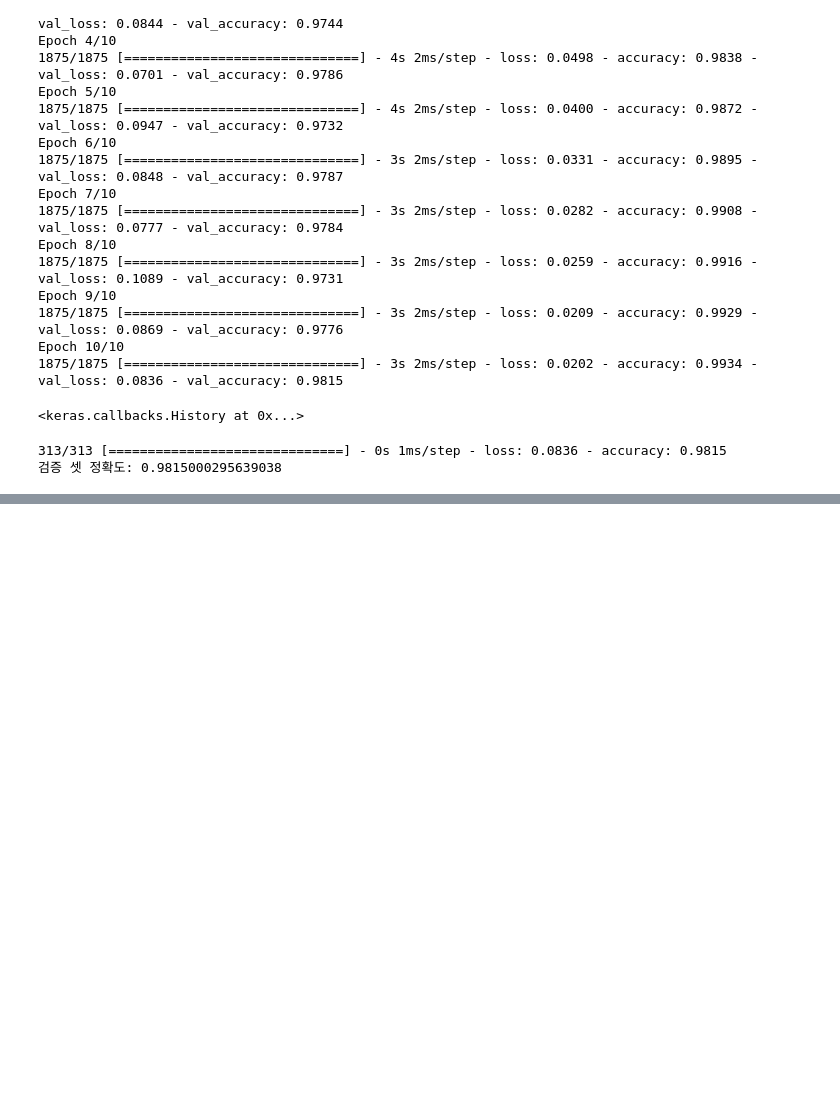
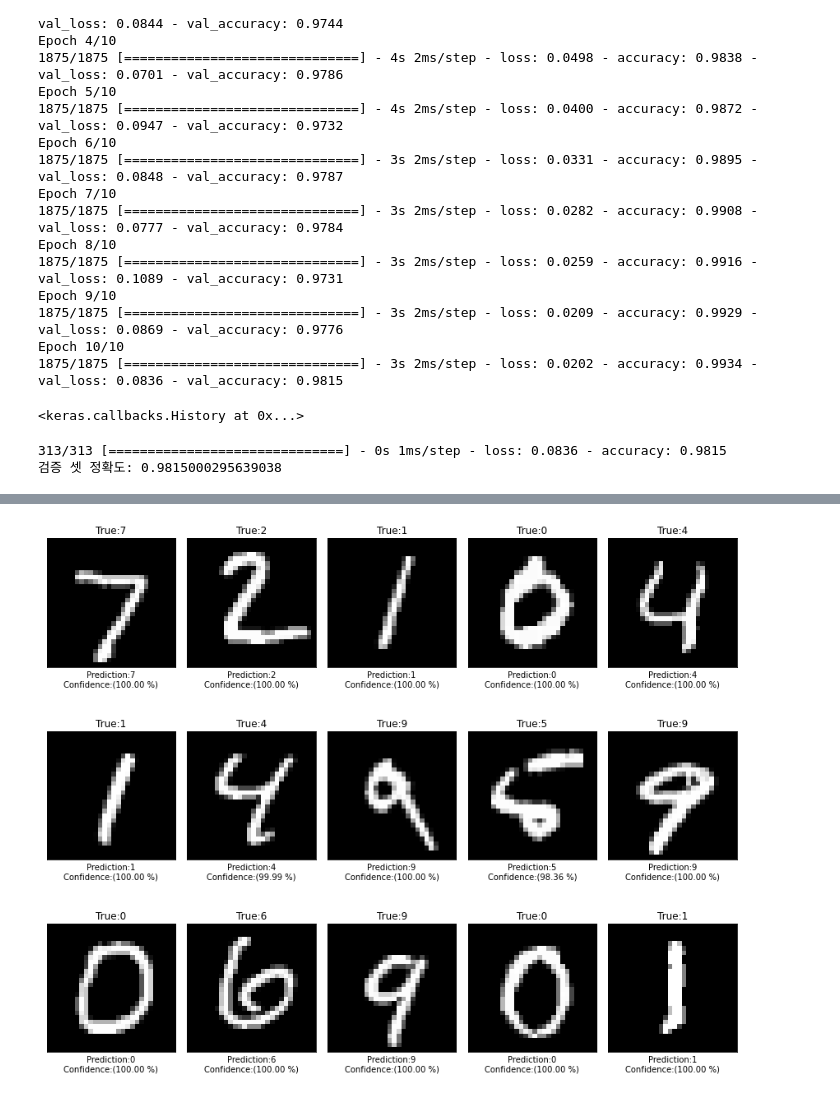
Before and after one commit to limit9895/Study, a Jupyter notebook: Tensorflow_study.ipynb, the cells around one changed output, grey strips where cells are left out. Cells and saved outputs as stored; diff of their text form; code cells hidden in the pictures; blank space fills up the shorter version.

```diff
--- a/Tensorflow_study.ipynb
+++ b/Tensorflow_study.ipynb
@@ -853,0 +855,68 @@ plt.show()
+# %%
+#심층 신경망으로 이미지 분류 정리
+import tensorflow as tf
+import matplotlib.pyplot as plt
+import numpy as np
+
+#케라스의 내장 데이터셋에서 mnist 다운
+mnist = tf.keras.datasets.mnist
+
+#load_data()로 데이터셋 로드
+(x_train, y_train),(x_test,y_test) = mnist.load_data()
+
+#로드 된 데이터셋 확인
+#print('train set', x_train.shape, y_train.shape)
+#print('test set', x_test.shape, y_test.shape)
+
+#데이터 정규화
+#데이터 정규화를 하는 이유는 입력데이터가 정규화 되어 모델이 학습하는 경우에 경사하강법 알고리즘에 의한 수렴속도가 빠르고, 국소 최적(local optimum)에 빠지는 현상을 방지해주기 때문이다.
+x_train = x_train/x_train.max()
+x_test = x_test/x_test.max()
+
+model = tf.keras.Sequential([
+        tf.keras.layers.Flatten(input_shape=(28,28)), #Dense 레이어에 입력값으로 넣기 위해서는 (28,28)의 2차원 데이터로 넣을수 없기 때문에 (784)의 1차원 데이터로 변경
+        tf.keras.layers.Dense(256, activation='relu'),
+        tf.keras.layers.Dense(64,activation='relu'),
+        tf.keras.layers.Dense(32,activation='relu'),
+        tf.keras.layers.Dense(10, activation='softmax') #노드 = 10개(클래스 개수와 동일하게 : mnist 데이터는 0~9니깐)
+])
+
+model.compile(optimizer='adam', #옵티마이저 : 손실을 낮추기 위해서, 신경망의 가중치와 학습률과 같은 신경망 속성을 변경하는 최적화 방법
+              loss='sparse_categorical_crossentropy',
+              metrics =['accuracy'])
+
+#훈련
+model.fit(x_train, y_train,
+          #검증 셋 지정
+          validation_data=(x_test,y_test),
+          epochs=10)
+
+#평가
+test_loss, test_acc = model.evaluate(x_test,y_test)
+
+
+#예측
+predictions = model.predict(x_test)
+
+#이미지, 원래 값, 예측값, 신뢰도 출력
+def get_one_result(idx):
+    img, y_true, y_pred, confidence = x_test[idx], y_test[idx], np.argmax(predictions[idx]),100*np.max(predictions[idx])
+    return img, y_true, y_pred, confidence
+
+#canvas 생성
+fig, axes = plt.subplots(3,5)
+fig.set_size_inches(12,10)
+
+for i in range(15):
+    ax = axes[i//5,i%5]
+    img, y_true, y_pred, confidence = get_one_result(i)
+    #imshow 로 이미지 시각화
+    ax.imshow(img, cmap='gray')
+    ax.set_xticks([])
+    ax.set_yticks([])
+    ax.set_title(f'True:{y_true}')
+    ax.set_xlabel(f'Prediction:{y_pred}\nConfidence:({confidence:.2f} %)')
+
+plt.tight_layout()
+plt.show()
+# %% [output]
@@ -853,0 +940 @@ plt.show()
+[figure, added]
```
Also changed, not shown: parts of 2 cells of this notebook.
